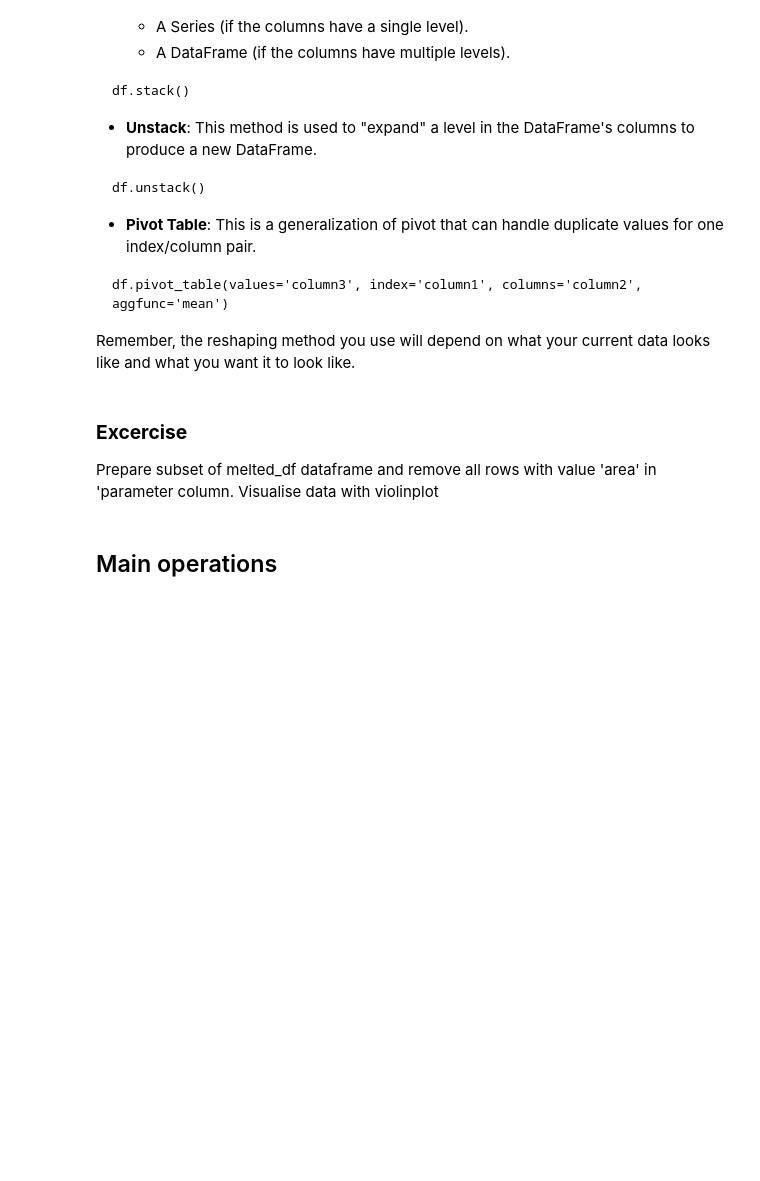
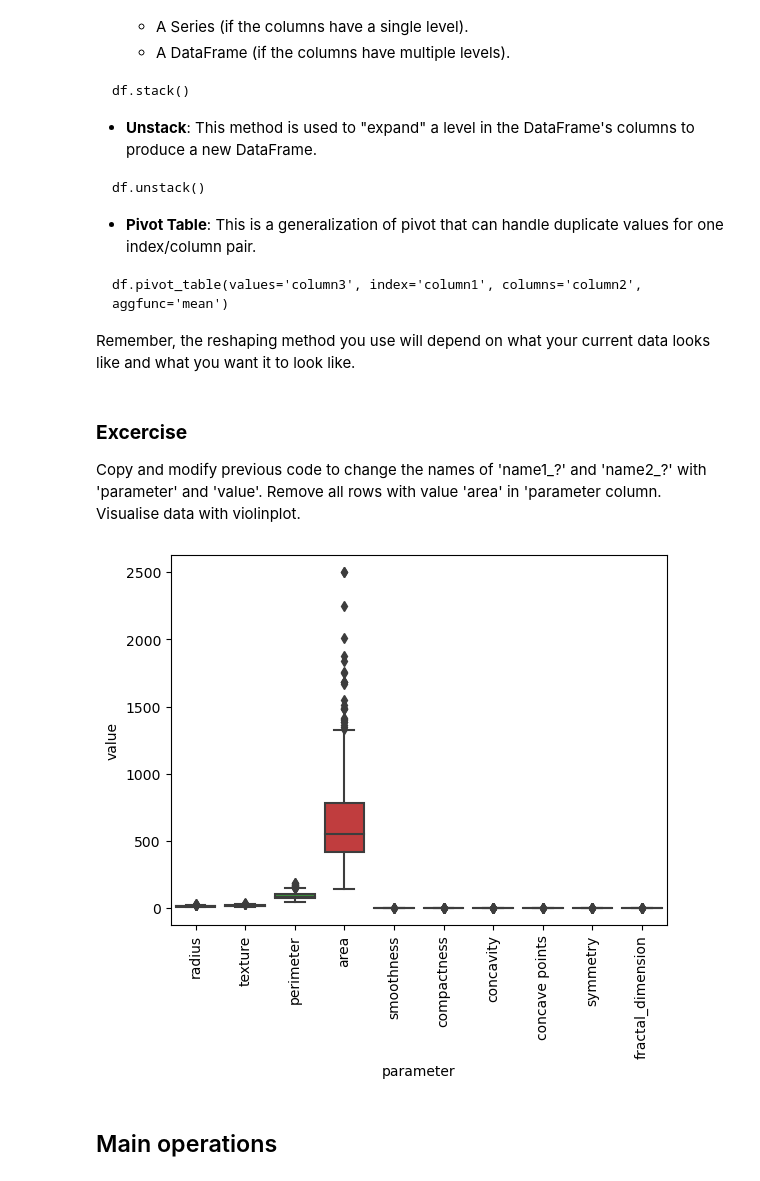
Before and after one commit to igib-rna-tails/PyConPL25_Polars, a Jupyter notebook: Intro_Pandas.ipynb, the cells around one changed output. Drawn from its saved outputs; the diff is of its cells as text; code cells hidden in the pictures; blank space fills up the shorter version.

```diff
--- a/Intro_Pandas.ipynb
+++ b/Intro_Pandas.ipynb
@@ -362,0 +401,7 @@ cancer_data_subset
+# %%
+## If you were unable to prepare the dfataframe subset in the previous step, then run this code.
+# We will need this
+
+list_col = list(cancer_data.columns)[:12]
+cancer_data_subset = cancer_data[list_col]
+cancer_data_subset.head()
@@ -363,3 +411,13 @@ cancer_data_subset
+# %%
+# Assign new column names  - we just don't want the description obout that is the mean value
+cancer_data_subset.columns = ['id',    "diagnosis",    "radius",
+    "texture",  "perimeter", "area",
+    "smoothness",   "compactness", "concavity",
+    "concave points", "symmetry", "fractal_dimension"
+]
+
+# and we have our new table
+cancer_data_subset.head()
 # %% [markdown]
 ## DataFrame reshaping
 There are several methods to reshape a pandas DataFrame. Here are a few commonly used methods:
@@ -398,27 +456,26 @@ Remember, the reshaping method you use will depend on what your current data loo
 # %%
 ## Reshape the table
 # melting the dataframe
-melted_df = cancer_data.melt(
-    id_vars="diagnosis",
-    value_vars=[
-        "radius_mean",
-        "texture_mean",
-        "perimeter_mean",
-        "area_mean",
-        "smoothness_mean",
-        "compactness_mean",
-    ],
-    var_name="parameter",
-    value_name="value",
-)
+melted_df = cancer_data_subset.melt(id_vars="diagnosis",
+                             value_vars=[ "radius", "texture", "perimeter", "area", "smoothness",
+                                         "compactness", "concavity", "concave points", "symmetry",
+                                         "fractal_dimension" ],  var_name="name1_?",
+                               value_name="name2_?")
 
 # now melted_df contains the columns 'diagnosis', 'parameter', and 'value'
-print(melted_df.head())
+melted_df.head()
 # %% [markdown]
 ### **Excercise**
-Prepare subset of melted_df dataframe and remove all rows with value 'area' in 'parameter column. Visualise data with violinplot
+Copy and modify previous code to change the names of 'name1_?' and 'name2_?' with 'parameter' and 'value'. Remove all rows with value 'area' in 'parameter column. Visualise data with violinplot.
 # %%
 # Place for your code
+# %%
+# Visualise data with seaborn - sns.violinplot()
+import seaborn as sns
+sns.boxplot(data = melted_df, x = 'parameter', y = 'value') # Try to setup showfliers=False
+plt.xticks(rotation =90);
+# %% [output]
+[figure, added]
 # %% [markdown]
 ## Main operations
 # %%
```
Also changed, not shown: parts of 75 cells of this notebook.
